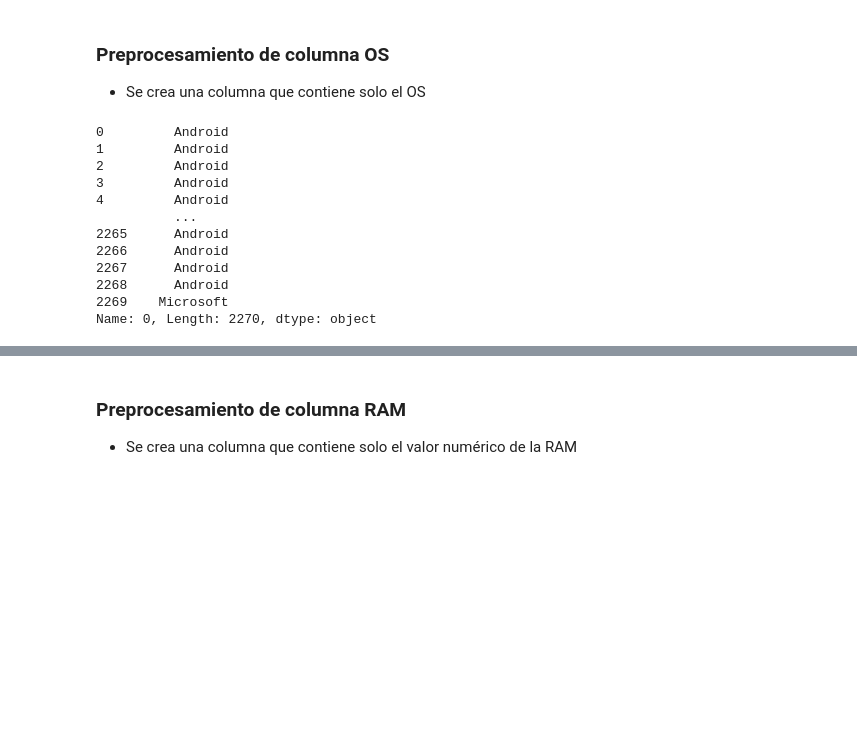
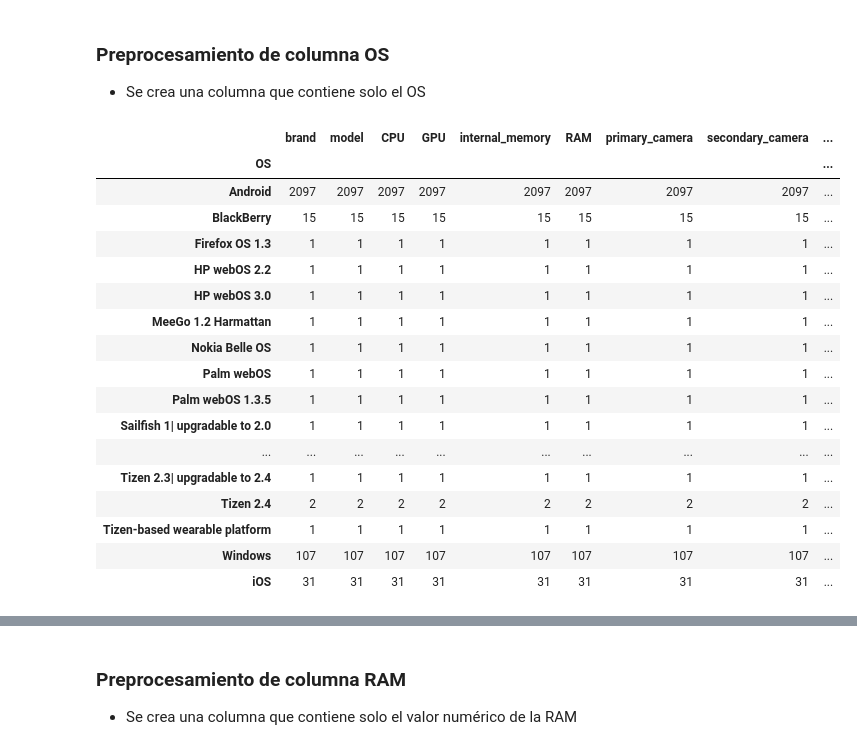
Before and after one commit to jgermanob/PCIC-Inteligencia-aritificial, a Jupyter notebook: Notebooks/Data_preprocessing.ipynb, the cells around one changed output, grey strips where cells are left out. Drawn from its saved outputs; the diff is of its cells as text; code cells hidden in the pictures; blank space fills up the shorter version.

```diff
--- a/Notebooks/Data_preprocessing.ipynb
+++ b/Notebooks/Data_preprocessing.ipynb
@@ -585,15 +580,0 @@ new_split_df = pd.DataFrame(sdata)
-# %%
-new_split_df[0]
-# %% [output]
-0         Android
-1         Android
-2         Android
-3         Android
-4         Android
-          ...
-2265      Android
-2266      Android
-2267      Android
-2268      Android
-2269    Microsoft
-Name: 0, Length: 2270, dtype: object
@@ -601,0 +586,21 @@ df['OS'] = new_split_df[0].values
+# %%
+df.groupby('OS').count()
+# %% [output]
+|  | brand | model | CPU | GPU | internal_memory | RAM | primary_camera | secondary_camera | ... |
+| OS |  |  |  |  |  |  |  |  | ... |
+| Android | 2097 | 2097 | 2097 | 2097 | 2097 | 2097 | 2097 | 2097 | ... |
+| BlackBerry | 15 | 15 | 15 | 15 | 15 | 15 | 15 | 15 | ... |
+| Firefox OS 1.3 | 1 | 1 | 1 | 1 | 1 | 1 | 1 | 1 | ... |
+| HP webOS 2.2 | 1 | 1 | 1 | 1 | 1 | 1 | 1 | 1 | ... |
+| HP webOS 3.0 | 1 | 1 | 1 | 1 | 1 | 1 | 1 | 1 | ... |
+| MeeGo 1.2 Harmattan | 1 | 1 | 1 | 1 | 1 | 1 | 1 | 1 | ... |
+| Nokia Belle OS | 1 | 1 | 1 | 1 | 1 | 1 | 1 | 1 | ... |
+| Palm webOS | 1 | 1 | 1 | 1 | 1 | 1 | 1 | 1 | ... |
+| Palm webOS 1.3.5 | 1 | 1 | 1 | 1 | 1 | 1 | 1 | 1 | ... |
+| Sailfish 1| upgradable to 2.0 | 1 | 1 | 1 | 1 | 1 | 1 | 1 | 1 | ... |
+| ... | ... | ... | ... | ... | ... | ... | ... | ... | ... |
+| Tizen 2.3| upgradable to 2.4 | 1 | 1 | 1 | 1 | 1 | 1 | 1 | 1 | ... |
+| Tizen 2.4 | 2 | 2 | 2 | 2 | 2 | 2 | 2 | 2 | ... |
+| Tizen-based wearable platform | 1 | 1 | 1 | 1 | 1 | 1 | 1 | 1 | ... |
+| Windows | 107 | 107 | 107 | 107 | 107 | 107 | 107 | 107 | ... |
+| iOS | 31 | 31 | 31 | 31 | 31 | 31 | 31 | 31 | ... |
```
Also changed, not shown: parts of 13 cells of this notebook, 1 other file.
